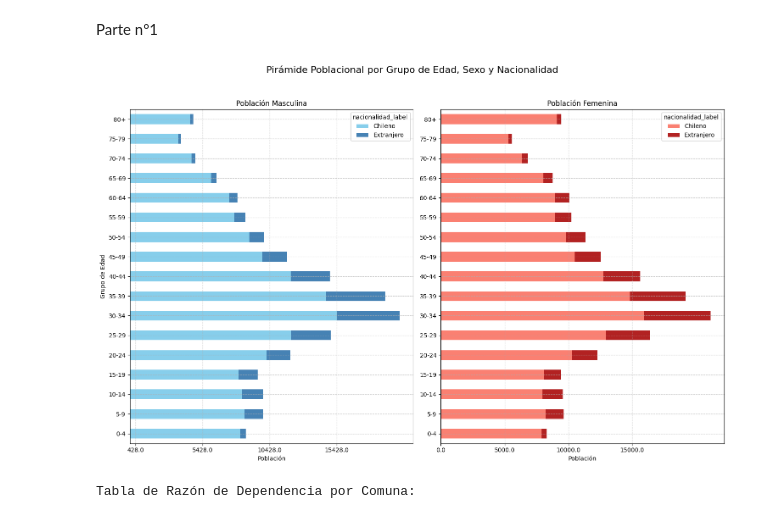
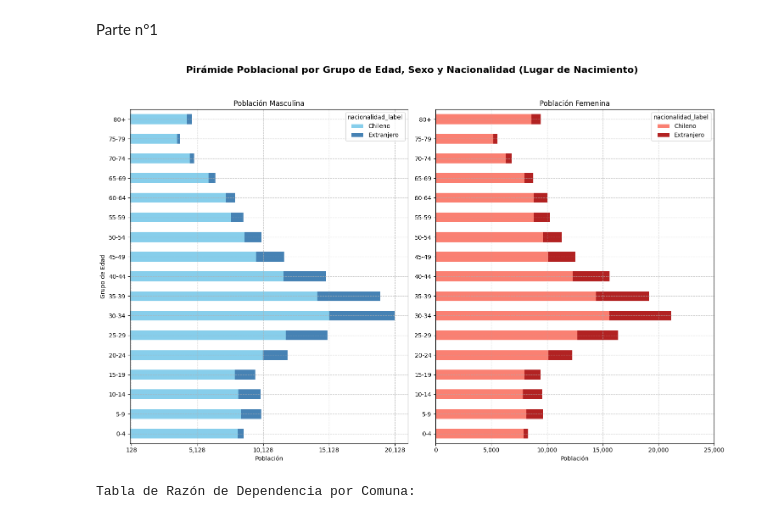
Before and after one commit to jthechen/IELE756-region-Providencia-San_Miguel-Paine, a Jupyter notebook: Tarea_1_IELE756.ipynb, the cells around one changed output. Saved outputs shown, nothing was run; the diff lists cells and outputs as text; code cells hidden in the pictures.

```diff
--- a/Tarea_1_IELE756.ipynb
+++ b/Tarea_1_IELE756.ipynb
@@ -13,7 +13,6 @@
   #Paine (13404)
 
 #Cargar data y columnas necesarias
-
 import pandas as pd
 from google.colab import drive
 drive.mount('/content/drive')
@@ -23,15 +22,24 @@ ruta_personas = "/content/drive/MyDrive/Pre. y Análisis de datos/viv_hog_per_ce
 ruta_hogares = "/content/drive/MyDrive/Pre. y Análisis de datos/viv_hog_per_censo2024-2/hogares_censo2024.parquet"
 ruta_viviendas = "/content/drive/MyDrive/Pre. y Análisis de datos/viv_hog_per_censo2024-2/viviendas_censo2024.parquet"
 
-print("Se han cargado los archivos desde Drive")
 
+# Modificación con la nueva tarea
+# Carga de la tabla personas (Corregida)
 persona = pd.read_parquet(
     ruta_personas,
     columns=["id_vivienda", "id_hogar", "id_persona", "sexo", "edad",
-             "p27_nacionalidad", "p27_nacionalidad_rec", "p24_lug_resid5", "p25_lug_nacimiento",
+             "p27_nacionalidad_esp", "p25_lug_nacimiento_rec", "p24_lug_resid5", "p25_lug_nacimiento",
              "p26_llegada_periodo", "escolaridad", "cine11", "sit_fuerza_trabajo",
              "cod_ciuo", "cod_caenes", "p45_medio_transporte"]
 )
+#Antes se tenia:
+#persona = pd.read_parquet(
+#    ruta_personas,
+#    columns=["id_vivienda", "id_hogar", "id_persona", "sexo", "edad",
+#             "p27_p25_lug_nacimiento_reclug_nacimiento_rec", "p24_lug_resid5", "p25_lug_nacimiento",
+#             "p26_llegada_periodo", "escolaridad", "cine11", "sit_fuerza_trabajo",
+#             "cod_ciuo", "cod_caenes", "p45_medio_transporte"]
+#)
 
 
 print("DataFrame 'persona' cargado con las columnas seleccionadas.")
@@ -115,75 +122,83 @@ memory usage: 38.5+ MB
 # %% [markdown]
 Parte n°1
 # %%
-#Parte 1:
-
-#Parte 1.1:
-
-#importar librerías gráficas
+# Parte 1.1
+# importar librerías gráficas
 import matplotlib.pyplot as plt
 import seaborn as sns
 import numpy as np
+import pandas as pd
 
-# 1. Filter out missing 'edad' values (-99)
+# Filtramos edades no válidas
 df_filtered = df[df['edad'] != -99].copy()
 
-# 2. Create age bins
+# Creamos los rangos de edad
 bins = list(range(0, 81, 5)) + [200]
 labels = [f"{i}-{i+4}" for i in range(0, 80, 5)] + ["80+"]
 df_filtered["age_group"] = pd.cut(df_filtered["edad"], bins=bins, labels=labels, right=False)
 
-# Map sexo (assuming 1=Male, 2=Female based on common census data)
+# Mapeamos el sexo (1=Hombre, 2=Mujer)
 df_filtered['sexo_label'] = df_filtered['sexo'].map({1: 'Hombre', 2: 'Mujer'})
 
-# Map p27_nacionalidad_rec (assuming 1=Chilena, others=Extranjera)
-df_filtered['nacionalidad_label'] = df_filtered['p27_nacionalidad_rec'].apply(lambda x: 'Chileno' if x == 1 else 'Extranjero')
+# Mapeamos la nacionalidad usando la ´NUEVA´ variable (p25_lug_nacimiento_rec)
+df_filtered['nacionalidad_label'] = df_filtered['p25_lug_nacimiento_rec'].apply(
+    lambda x: 'Chileno' if x == 1 else 'Extranjero'
+)
 
+# Preparación de pirámide poblacional
+# Agrupar por age_group, sexo_label y nacionalidad_label
+population_data = df_filtered.groupby(['age_group', 'sexo_label', 'nacionalidad_label'], observed=False).size().unstack(fill_value=0).stack().reset_index(name='count')
 
-# Preparación de piramide poblacional
-# Agrupar por age_group, sexo_label, and nacionalidad_label
-population_data = df_filtered.groupby(['age_group', 'sexo_label', 'nacionalidad_label']).size().unstack(fill_value=0).stack().reset_index(name='count')
-
-# Separate male and female counts and make male counts negative for plotting
+# Separamos conteos de hombres y mujeres (hombres en negativo para la pirámide)
 population_data['count_male'] = population_data.apply(lambda row: -row['count'] if row['sexo_label'] == 'Hombre' else 0, axis=1)
 population_data['count_female'] = population_data.apply(lambda row: row['count'] if row['sexo_label'] == 'Mujer' else 0, axis=1)
 
-# Pivot the table for plotting
+# Pivotamos las tablas para el gráfico
 male_data = population_data[population_data['sexo_label'] == 'Hombre'].pivot_table(index='age_group', columns='nacionalidad_label', values='count_male', fill_value=0)
 female_data = population_data[population_data['sexo_label'] == 'Mujer'].pivot_table(index='age_group', columns='nacionalidad_label', values='count_female', fill_value=0)
 
-# Ensure all age groups are present and in order
+# Aseguramos que todos los grupos de edad estén presentes y en orden
 all_age_groups = pd.Categorical(labels, categories=labels, ordered=True)
 male_data = male_data.reindex(all_age_groups, fill_value=0)
 female_data = female_data.reindex(all_age_groups, fill_value=0)
 
-#Ajustes gráfico
-# Plotting
+# Ajustes gráficos
 fig, axes = plt.subplots(ncols=2, figsize=(15, 10), sharey=True)
 
-# Plot Males
+# Gráfico Hombres
 male_data.plot(kind='barh', stacked=True, ax=axes[0], color={'Chileno': 'skyblue', 'Extranjero': 'steelblue'})
 axes[0].set_title('Población Masculina')
 axes[0].set_ylabel('Grupo de Edad')
 axes[0].set_xlabel('Población')
-axes[0].invert_xaxis() # Invert x-axis for left side of pyramid
-axes[0].set_xticks(np.arange(male_data.min().min(), 0, 5000))
-axes[0].set_xticklabels([abs(x) for x in np.arange(male_data.min().min(), 0, 5000)])
+axes[0].invert_xaxis() # Invertimos el eje X para el lado izquierdo de la pirámide
+
+# Ajuste automático de los ticks en el eje X para Hombres
+min_val = male_data.sum(axis=1).min()
+if min_val < 0:
+    step = max(5000, int(abs(min_val) / 5) // 5000 * 5000)
+    axes[0].set_xticks(np.arange(min_val, 1, step))
+    axes[0].set_xticklabels([f"{abs(int(x)):,}" for x in axes[0].get_xticks()])
 axes[0].grid(True, linestyle='--', alpha=0.7)
 
-# Plot Females
+# Gráfico Mujeres
 female_data.plot(kind='barh', stacked=True, ax=axes[1], color={'Chileno': 'salmon', 'Extranjero': 'firebrick'})
 axes[1].set_title('Población Femenina')
 axes[1].set_xlabel('Población')
-axes[1].set_xticks(np.arange(0, female_data.max().max(), 5000))
-axes[1].set_xticklabels([x for x in np.arange(0, female_data.max().max(), 5000)])
+
+# Ajuste automático de los ticks en el eje X para Mujeres
+max_val = female_data.sum(axis=1).max()
+if max_val > 0:
+    step = max(5000, int(max_val / 5) // 5000 * 5000)
+    axes[1].set_xticks(np.arange(0, max_val + step, step))
+    axes[1].set_xticklabels([f"{int(x):,}" for x in axes[1].get_xticks()])
 axes[1].grid(True, linestyle='--', alpha=0.7)
-axes[1].yaxis.set_tick_params(labelleft=True) # Ensure y-labels are visible on both sides
+axes[1].yaxis.set_tick_params(labelleft=True) # Aseguramos que las etiquetas Y se vean al centro
 
-plt.suptitle('Pirámide Poblacional por Grupo de Edad, Sexo y Nacionalidad', fontsize=16)
+plt.suptitle('Pirámide Poblacional por Grupo de Edad, Sexo y Nacionalidad (Lugar de Nacimiento)', fontsize=16, fontweight='bold')
 plt.tight_layout(rect=[0, 0.03, 1, 0.95])
 plt.show()
 # %% [output]
-[figure, old version]
+[figure, new version]
 # %%
 #Parte 1.2: Razón de dependencia por edad
 # Filter out missing 'edad' values, ensuring 'df_filtered' is up-to-date
```
Also changed, not shown: parts of 10 cells of this notebook.
